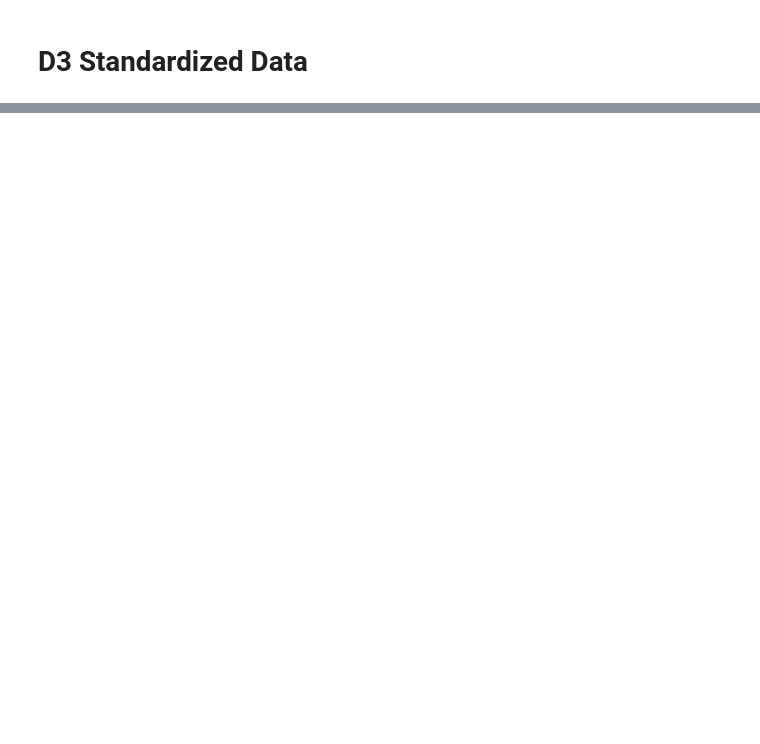
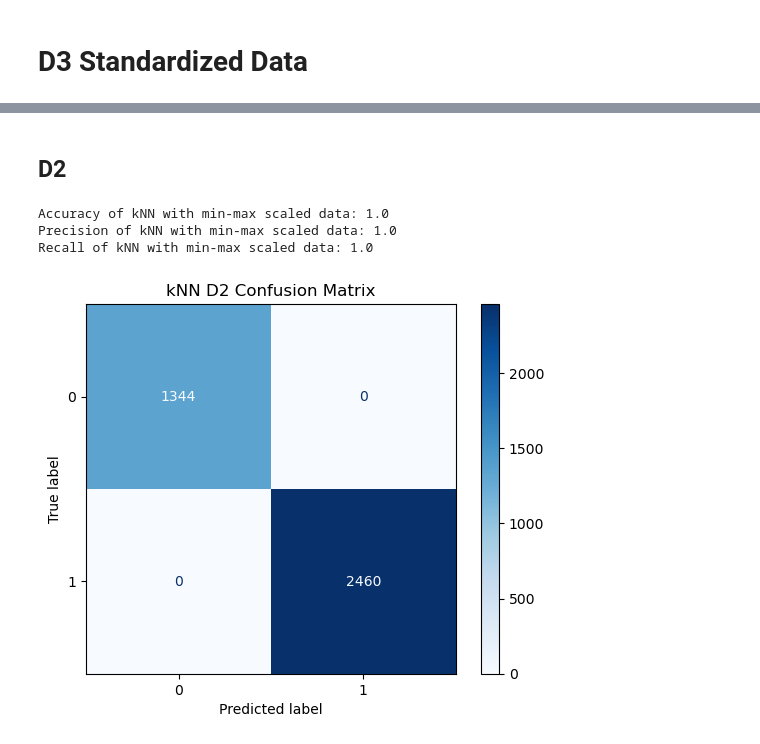
Before and after one commit to nikolaipascual-design/CSCI-111-project, a Jupyter notebook: csci111_mgt.ipynb, the cells around one changed output, grey strips where cells are left out. Saved outputs shown, nothing was run; the diff lists cells and outputs as text; code cells hidden in the pictures; blank space fills up the shorter version.

```diff
--- a/csci111_mgt.ipynb
+++ b/csci111_mgt.ipynb
@@ -97,0 +150,23 @@ X_standardized.describe()
+# %% [markdown]
+## D2
+# %%
+X_train_d2, X_test_d2, y_train, y_test = train_test_split(X_min_max, y_encoded, test_size=knn_test_size, random_state=knn_random_state)
+knn2 = KNeighborsClassifier(n_neighbors=n_neighbors)
+knn2.fit(X_train_d2, y_train)
+
+y_knn_predict2 = knn2.predict(X_test_d2)
+print("Accuracy of kNN with min-max scaled data:", accuracy_score(y_test, y_knn_predict2))
+print("Precision of kNN with min-max scaled data:", precision_score(y_test, y_knn_predict2))
+print("Recall of kNN with min-max scaled data:", recall_score(y_test, y_knn_predict2))
+
+knn_cm2 = confusion_matrix(y_test, y_knn_predict2)
+knn_disp2 = ConfusionMatrixDisplay(confusion_matrix=knn_cm2, display_labels=knn2.classes_)
+knn_disp2.plot(cmap=plt.cm.Blues)
+
+plt.title("kNN D2 Confusion Matrix")
+plt.show()
+# %% [output]
+Accuracy of kNN with min-max scaled data: 1.0
+Precision of kNN with min-max scaled data: 1.0
+Recall of kNN with min-max scaled data: 1.0
+[figure, added]
```
Also changed, not shown: parts of 19 cells of this notebook.
